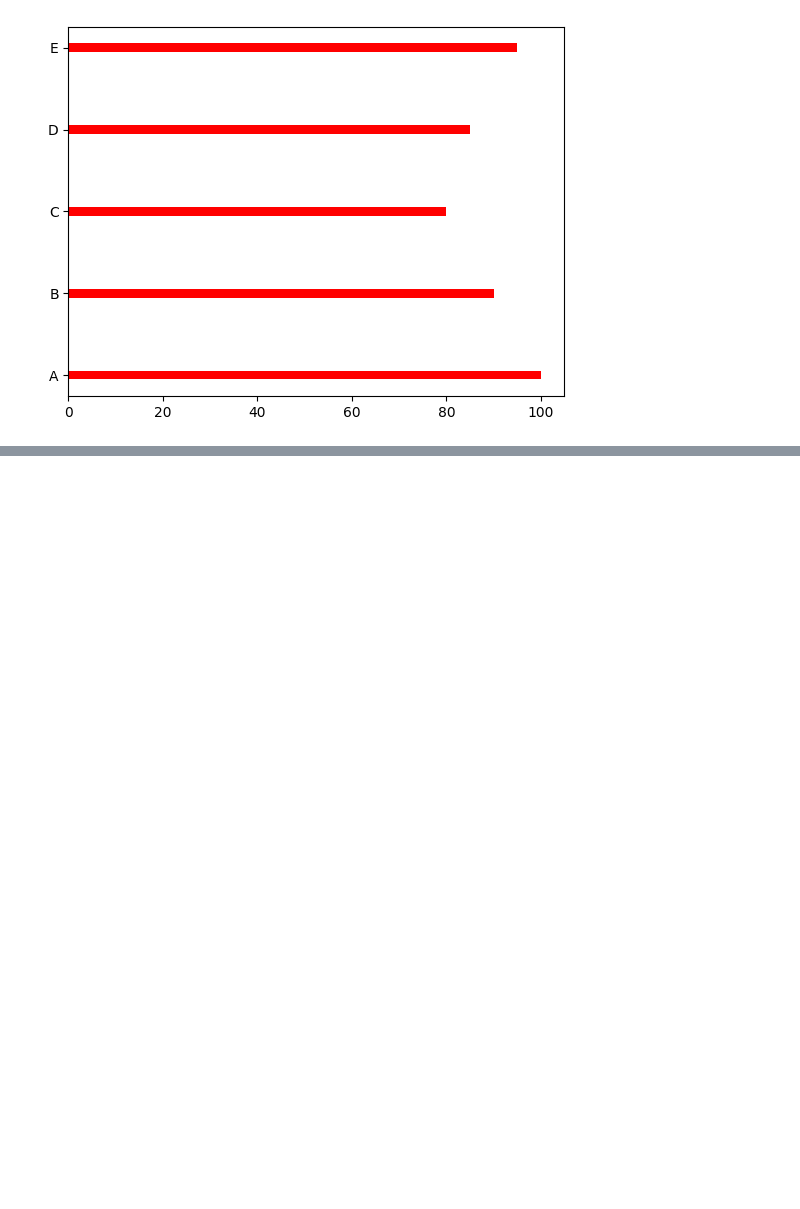
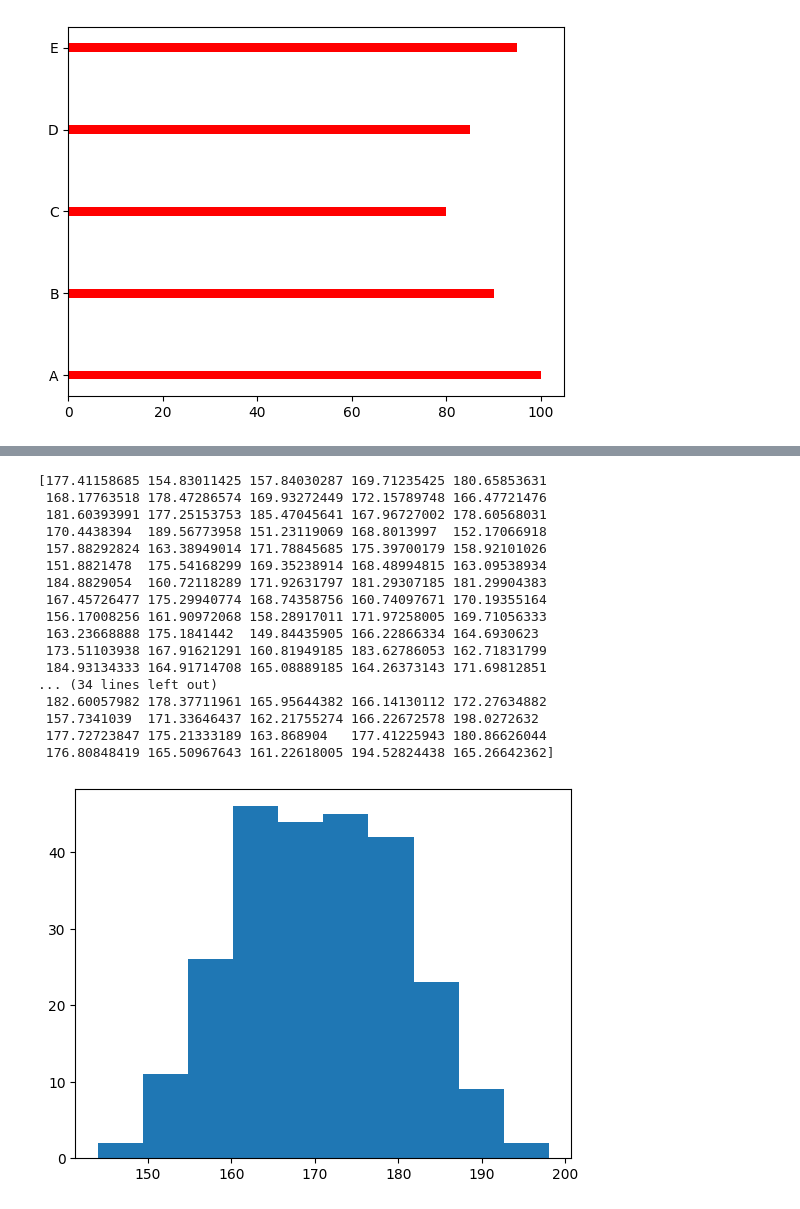
Before and after one commit to themysterysolver/PYTHON_BASICS, a Jupyter notebook: MATPLOTLIB/Matplotlib.ipynb, the cells around one changed output, grey strips where cells are left out. Saved outputs shown, nothing was run; the diff lists cells and outputs as text; code cells hidden in the pictures; blank space fills up the shorter version.

Commit message:
FEAT:hist() and normal distribution with np

```diff
--- a/MATPLOTLIB/Matplotlib.ipynb
+++ b/MATPLOTLIB/Matplotlib.ipynb
@@ -192,0 +198,24 @@ plt.show()
+# %%
+r=np.random.normal(170,10,250)
+print(r)
+plt.hist(r)
+plt.show()
+# %% [output]
+[177.41158685 154.83011425 157.84030287 169.71235425 180.65853631
+ 168.17763518 178.47286574 169.93272449 172.15789748 166.47721476
+ 181.60393991 177.25153753 185.47045641 167.96727002 178.60568031
+ 170.4438394  189.56773958 151.23119069 168.8013997  152.17066918
+ 157.88292824 163.38949014 171.78845685 175.39700179 158.92101026
+ 151.8821478  175.54168299 169.35238914 168.48994815 163.09538934
+ 184.8829054  160.72118289 171.92631797 181.29307185 181.29904383
+ 167.45726477 175.29940774 168.74358756 160.74097671 170.19355164
+ 156.17008256 161.90972068 158.28917011 171.97258005 169.71056333
+ 163.23668888 175.1841442  149.84435905 166.22866334 164.6930623
+ 173.51103938 167.91621291 160.81949185 183.62786053 162.71831799
+ 184.93134333 164.91714708 165.08889185 164.26373143 171.69812851
+... (34 lines left out)
+ 182.60057982 178.37711961 165.95644382 166.14130112 172.27634882
+ 157.7341039  171.33646437 162.21755274 166.22672578 198.0272632
+ 177.72723847 175.21333189 163.868904   177.41225943 180.86626044
+ 176.80848419 165.50967643 161.22618005 194.52824438 165.26642362]
+[figure, added]
```
Also changed, not shown: parts of 1 cell of this notebook.
